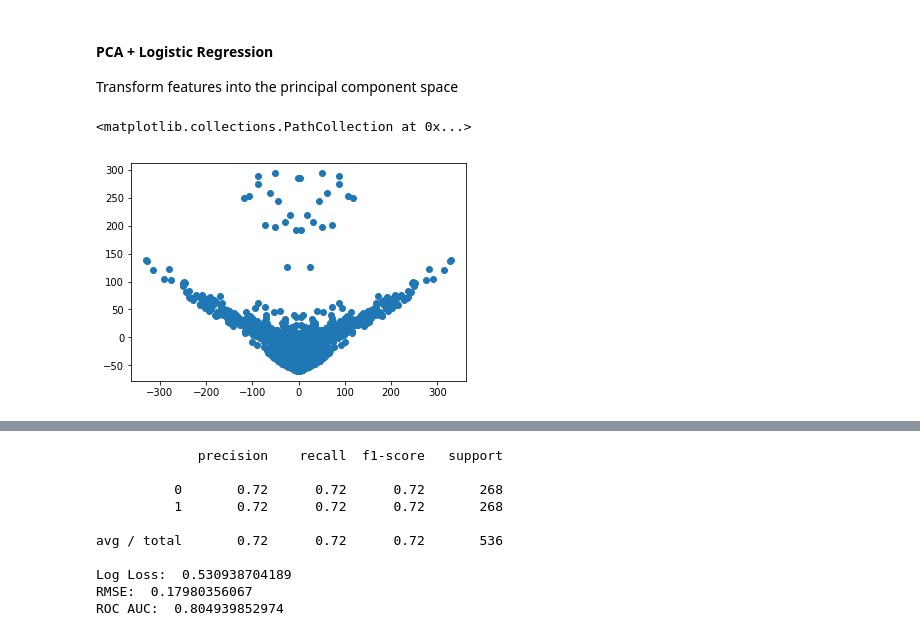
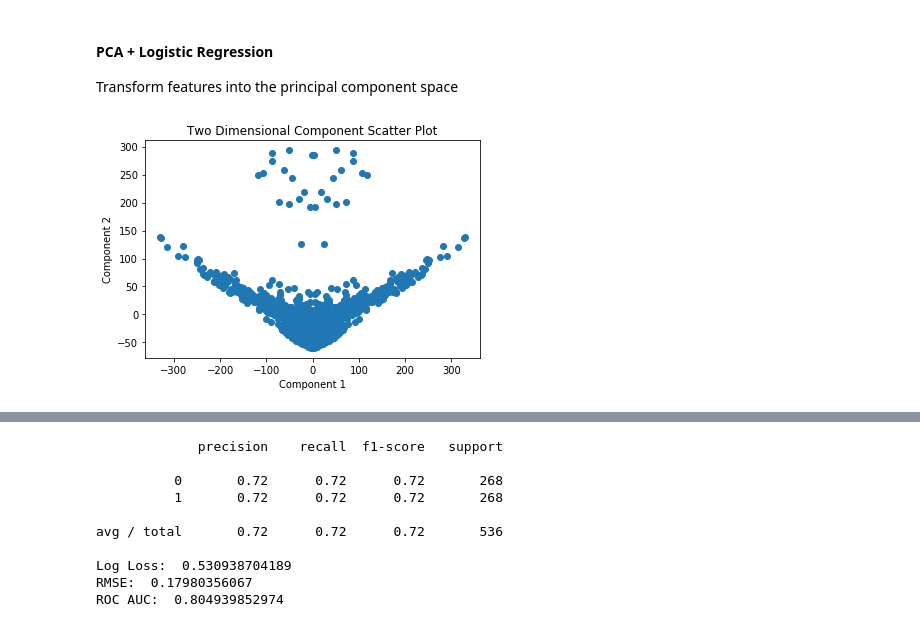
Before and after one commit to elyliu/mids-w207-final_proj-ncaa, a Jupyter notebook: deliverables/01-modeling.ipynb, the cells around one changed output, grey strips where cells are left out. Cells and saved outputs as stored; diff of their text form; code cells hidden in the pictures.

```diff
--- a/deliverables/01-modeling.ipynb
+++ b/deliverables/01-modeling.ipynb
@@ -1632,32 +1647,34 @@ target = 'Outcome'
 features = ['AvgRank', 'OpponentAvgRank', 'TwoPointPct_Team',
             'ThreePointPct_Team', 'FreeThrowPct_Team', 'OffensiveRebounds_Team',
             'DefensiveRebounds_Team', 'TwoPointPct_Opponent',
             'ThreePointPct_Opponent', 'FreeThrowPct_Opponent',
             'OffensiveRebounds_Opponent', 'DefensiveRebounds_Opponent', 'WinPct',
             'OpponentWinPct', 'WinPctDiff', 'AvgPointsFor', 'AvgPointsAgainst',
             'AvgNetPointsFor', 'SeedDiff', 'OpponentAvgPointsFor',
             'OpponentAvgPointsAgainst', 'OpponentAvgNetPointsFor', 'TourWins',
             'OpponentTourWins', 'TourWinsDiff', 'FieldGoalPct_Team', 'TwoPointAttPct_Team',
             'ThreePointAttPct_Team', 'FieldGoalAtt_Team', 'TwoPointAtt_Team',
             'ThreePointAtt_Team', 'FreeThrowAtt_Team', 'Assists_Team',
             'Turnovers_Team', 'Steals_Team', 'Blocks_Team', 'PersonalFouls_Team',
             'FieldGoalPct_Opponent', 'TwoPointAttPct_Opponent',
             'ThreePointAttPct_Opponent', 'FieldGoalAtt_Opponent',
             'TwoPointAtt_Opponent', 'ThreePointAtt_Opponent',
             'FreeThrowAtt_Opponent', 'Assists_Opponent', 'Turnovers_Opponent',
             'Steals_Opponent', 'Blocks_Opponent', 'PersonalFouls_Opponent',
             'AvgRankDiff', 'AvgNetPointsForDiff', 'TwoPointPctDiff',
             'ThreePointPctDiff', 'FreeThrowPctDiff', 'OffensiveReboundsDiff',
             'DefensiveReboundsDiff', 'FieldGoalPctDiff', 'TwoPointAttPctDiff',
             'ThreePointAttPctDiff', 'FieldGoalAttDiff', 'TwoPointAttDiff',
             'ThreePointAttDiff', 'FreeThrowAttDiff', 'AssistsDiff', 'TurnoversDiff',
             'StealsDiff', 'BlocksDiff', 'PersonalFoulsDiff']
 
 pca = PCA()
 X_train_tr = pca.fit_transform(df_train[features])
 X_test_tr = pca.transform(df_test[features])
 
 plt.scatter(X_train_tr[:,0], X_train_tr[:,1])
+x = plt.title('Two Dimensional Component Scatter Plot')
+x = plt.xlabel("Component 1")
+x = plt.ylabel("Component 2")
 # %% [output]
-<matplotlib.collections.PathCollection at 0x...>
-[figure, old version]
+[figure, new version]
```
Also changed, not shown: parts of 21 cells of this notebook.
